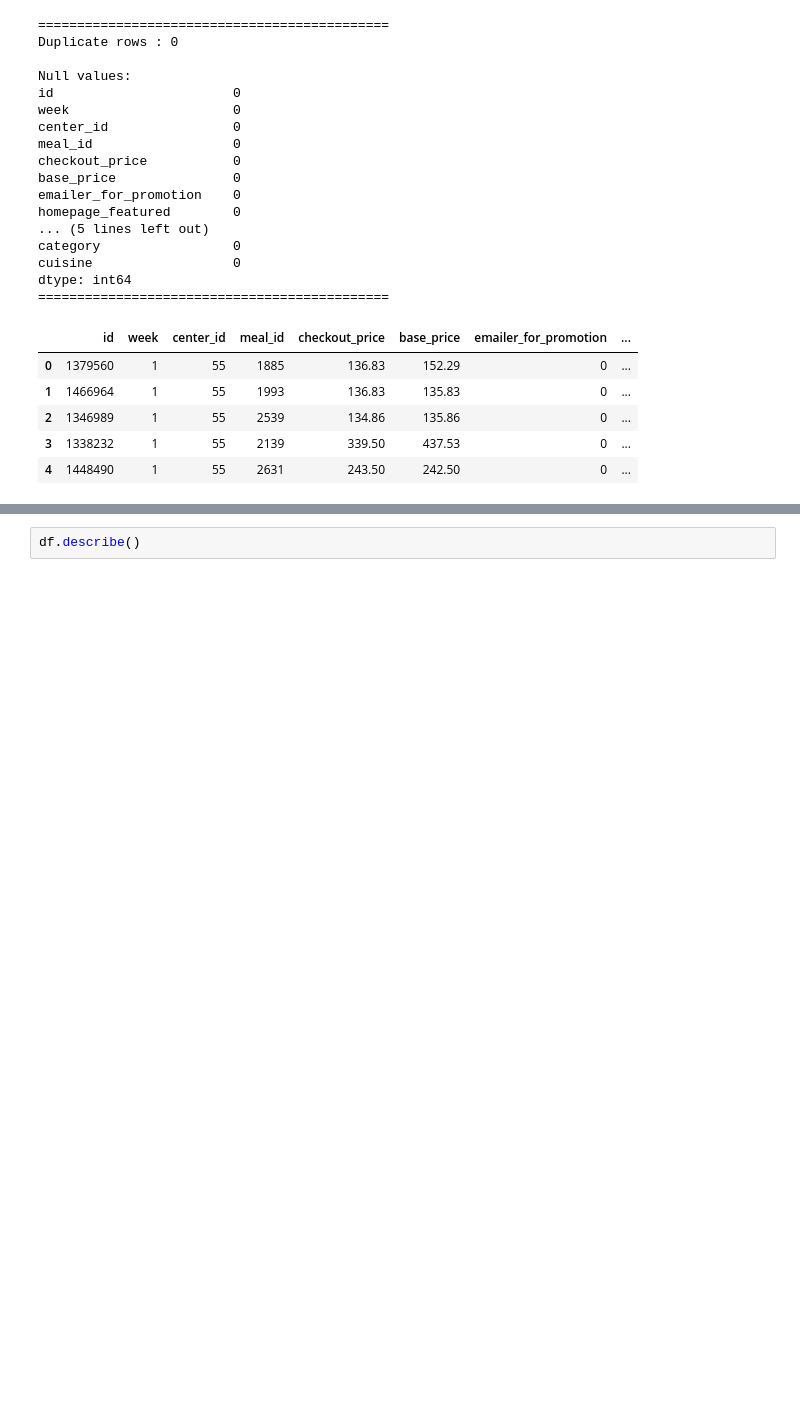
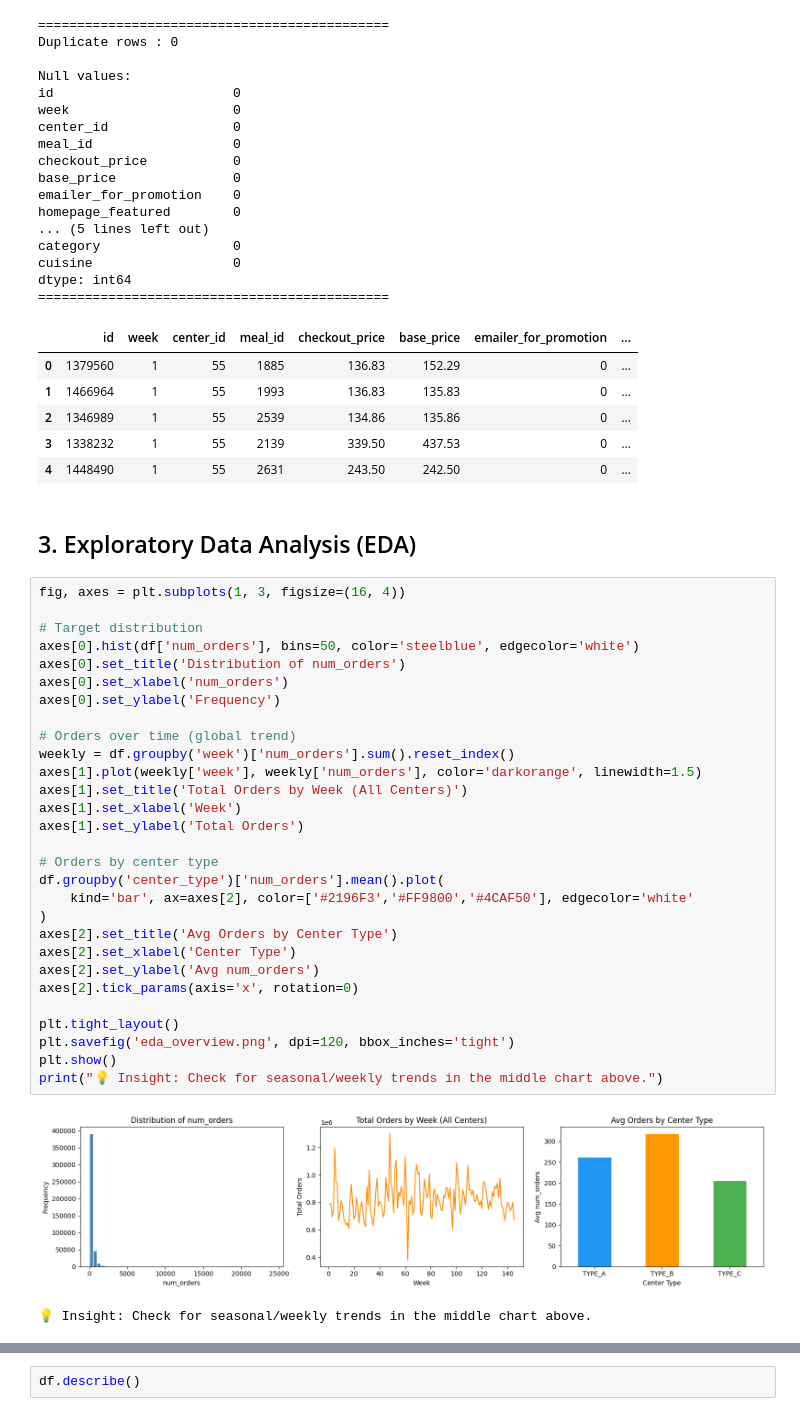
Before and after one commit to am1t-verma/AI_Demand_Forecasting_and_Inventory_Optimization, a Jupyter notebook: food_demand_forecasting_v2.ipynb, the cells around one changed output, grey strips where cells are left out. Saved outputs shown, nothing was run; the diff lists cells and outputs as text; blank space fills up the shorter version.

```diff
--- a/food_demand_forecasting_v2.ipynb
+++ b/food_demand_forecasting_v2.ipynb
@@ -89,3 +89,37 @@ dtype: int64
 | 2 | 1346989 | 1 | 55 | 2539 | 134.86 | 135.86 | 0 | ... |
 | 3 | 1338232 | 1 | 55 | 2139 | 339.50 | 437.53 | 0 | ... |
 | 4 | 1448490 | 1 | 55 | 2631 | 243.50 | 242.50 | 0 | ... |
+# %% [markdown]
+## 3. Exploratory Data Analysis (EDA)
+# %%
+fig, axes = plt.subplots(1, 3, figsize=(16, 4))
+
+# Target distribution
+axes[0].hist(df['num_orders'], bins=50, color='steelblue', edgecolor='white')
+axes[0].set_title('Distribution of num_orders')
+axes[0].set_xlabel('num_orders')
+axes[0].set_ylabel('Frequency')
+
+# Orders over time (global trend)
+weekly = df.groupby('week')['num_orders'].sum().reset_index()
+axes[1].plot(weekly['week'], weekly['num_orders'], color='darkorange', linewidth=1.5)
+axes[1].set_title('Total Orders by Week (All Centers)')
+axes[1].set_xlabel('Week')
+axes[1].set_ylabel('Total Orders')
+
+# Orders by center type
+df.groupby('center_type')['num_orders'].mean().plot(
+    kind='bar', ax=axes[2], color=['#2196F3','#FF9800','#4CAF50'], edgecolor='white'
+)
+axes[2].set_title('Avg Orders by Center Type')
+axes[2].set_xlabel('Center Type')
+axes[2].set_ylabel('Avg num_orders')
+axes[2].tick_params(axis='x', rotation=0)
+
+plt.tight_layout()
+plt.savefig('eda_overview.png', dpi=120, bbox_inches='tight')
+plt.show()
+print("💡 Insight: Check for seasonal/weekly trends in the middle chart above.")
+# %% [output]
+[figure, added]
+💡 Insight: Check for seasonal/weekly trends in the middle chart above.
```
Also changed, not shown: parts of 1 cell of this notebook.
